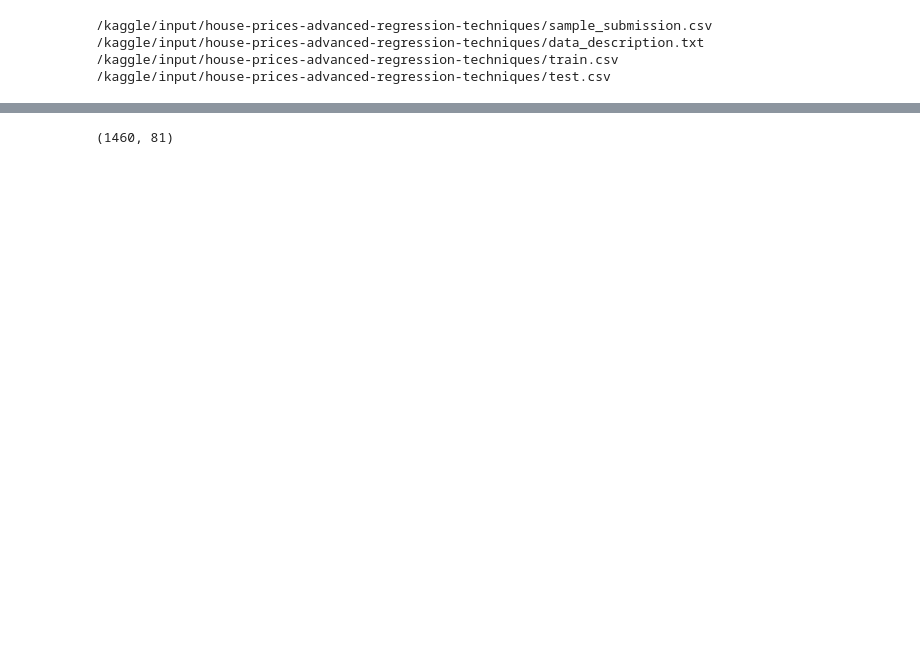
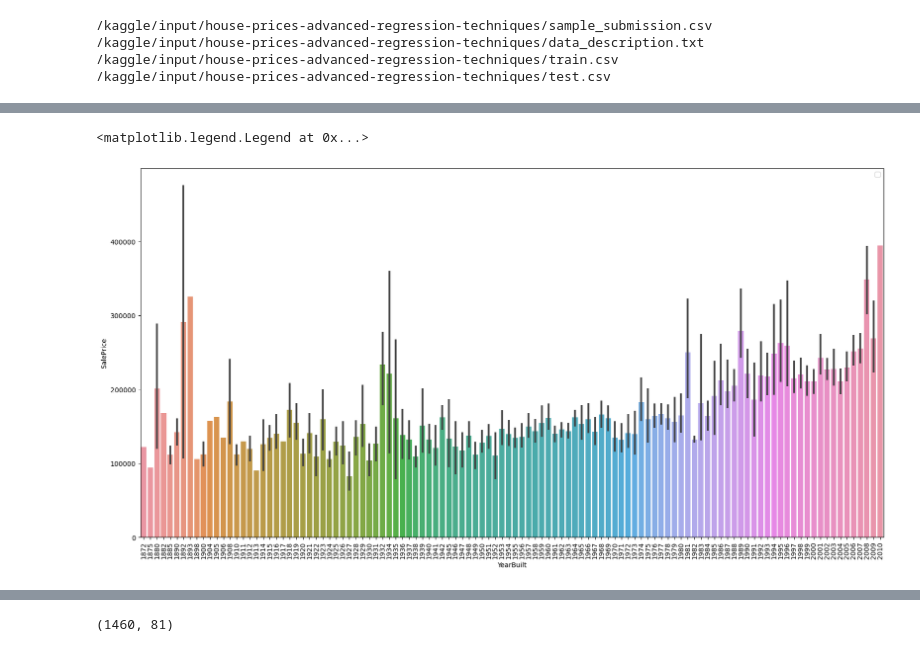
Before and after one commit to AyeshaIrshad1337/House-Price-Prediction-Kaggle-Competition, a Jupyter notebook: house-price-prediction-competition.ipynb, the cells around one changed output, grey strips where cells are left out. Saved outputs shown, nothing was run; the diff lists cells and outputs as text; code cells hidden in the pictures; blank space fills up the shorter version.

```diff
--- a/house-price-prediction-competition.ipynb
+++ b/house-price-prediction-competition.ipynb
@@ -66,0 +95,9 @@ train.describe()
+# %%
+plt.figure(figsize=(20,10))
+var =["YearBuilt","OverallQual"]
+sns.barplot(x=train[var[0]],y=train["SalePrice"])
+plt.xticks(rotation=90)
+plt.legend()
+# %% [output]
+<matplotlib.legend.Legend at 0x...>
+[figure, added]
```
Also changed, not shown: parts of 51 cells of this notebook.
